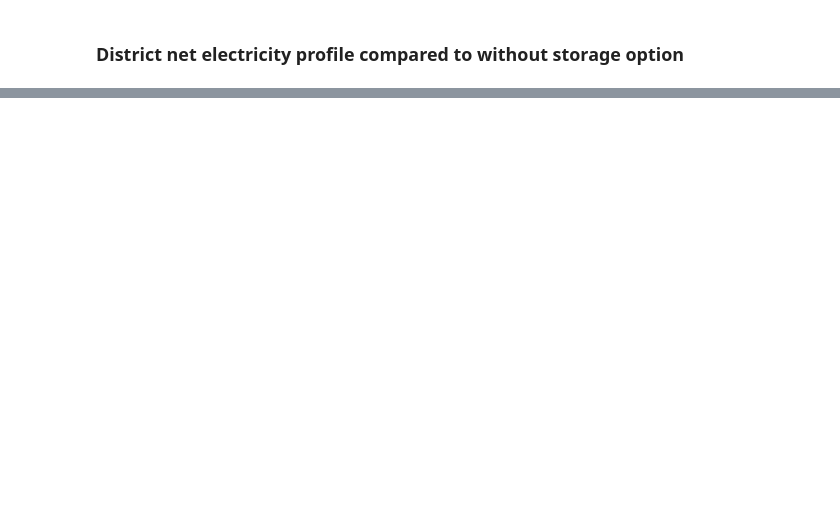
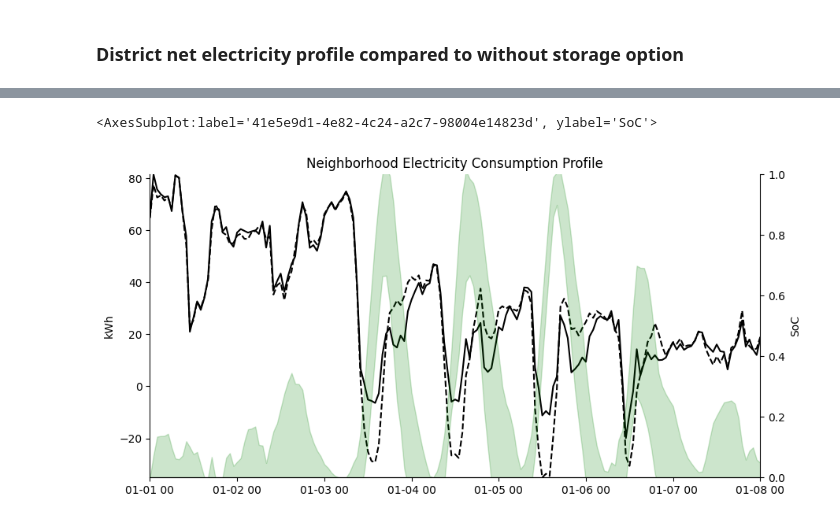
Before and after one commit to LennardSchaap/citylearn_benchmark, a Jupyter notebook: analysis/analysis.ipynb, the cells around one changed output, grey strips where cells are left out. Drawn from its saved outputs; the diff is of its cells as text; code cells hidden in the pictures; blank space fills up the shorter version.

```diff
--- a/analysis/analysis.ipynb
+++ b/analysis/analysis.ipynb
@@ -437,0 +483,54 @@ plt.show()
+# %%
+import datetime
+
+plot_data = ENVIRONMENT_DATA[ENVIRONMENT_DATA['mode']=='test'].groupby(['timestamp'])[['net_electricity_consumption', 'net_electricity_consumption_without_storage']].sum().reset_index()
+soc_plot_data = ENVIRONMENT_DATA[ENVIRONMENT_DATA['mode']=='test'].groupby(['timestamp'])[[
+    'dhw_storage_soc', 'electrical_storage_soc'
+]].agg(['min', 'max', 'mean', 'std']).reset_index()
+
+fig, ax = plt.subplots(figsize=(10, 5))
+
+ref_timestamp = plot_data['timestamp'].max() - timedelta(days=6, hours=23)
+
+year = 2018
+week_number = 1
+
+# Calculate the first day of the specified week
+start_of_week = datetime.datetime.strptime(f'{year}-W{week_number}-1', "%Y-W%W-%w")
+
+# Set the end time to one week after the start of the week
+end_of_week = start_of_week + datetime.timedelta(days=7)
+
+plot_data = plot_data[(plot_data['timestamp'] >= start_of_week) & (plot_data['timestamp'] <= end_of_week)].copy()
+soc_plot_data = soc_plot_data[(soc_plot_data['timestamp'] >= start_of_week) & (soc_plot_data['timestamp'] <= end_of_week)].copy()
+
+x = plot_data['timestamp']
+y1 = plot_data['net_electricity_consumption_without_storage']
+y2 = plot_data['net_electricity_consumption']
+ax.plot(x, y1, color='black', linestyle='--', label='Consumption without storage (baseline)')
+ax.plot(x, y2, color='black', label='Consumption with storage')
+ax.set_ylabel('kWh')
+ax.xaxis.set_major_locator(mdates.HourLocator(0))
+ax.xaxis.set_major_formatter(mdates.DateFormatter('%b %d'))
+ax.set_title('Neighborhood Electricity Consumption Profile')
+
+for s in ['right', 'top']:
+    ax.spines[s].set_visible(False)
+
+ax2 = ax.twinx()
+y1 = soc_plot_data[('electrical_storage_soc', 'mean')] - soc_plot_data[('electrical_storage_soc', 'std')]
+y2 = soc_plot_data[('electrical_storage_soc', 'mean')] + soc_plot_data[('electrical_storage_soc', 'std')]
+y3 = soc_plot_data[('dhw_storage_soc', 'mean')] - soc_plot_data[('dhw_storage_soc', 'std')]
+y4 = soc_plot_data[('dhw_storage_soc', 'mean')] + soc_plot_data[('dhw_storage_soc', 'std')]
+ax2.fill_between(x, y1, y2, color='green', label='Battery SoC', alpha=0.2)
+
+for s in ['left', 'top']:
+    ax2.spines[s].set_visible(False)
+
+ax2.set_ylabel('SoC')
+ax2.set_ylim(0.0, 1.0)
+ax2.xaxis.set_major_locator(mdates.HourLocator(0))
+ax2
+# %% [output]
+<AxesSubplot:label='41e5e9d1-4e82-4c24-a2c7-98004e14823d', ylabel='SoC'>
+[figure, added]
```
Also changed, not shown: parts of 5 cells of this notebook, 13 other files.
